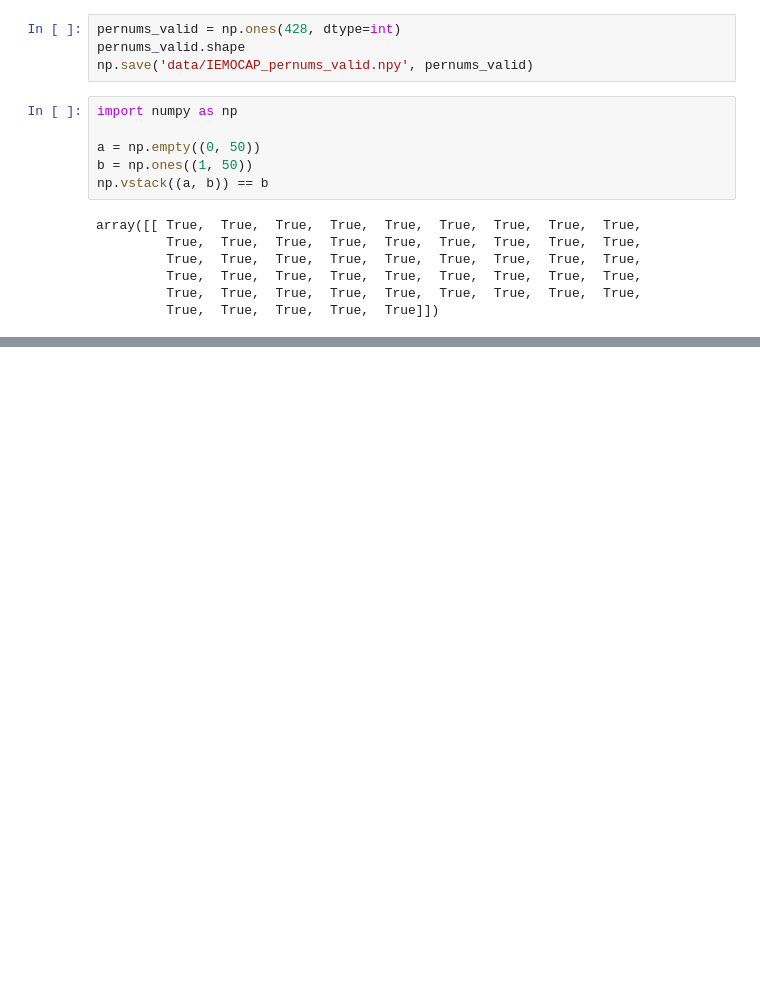
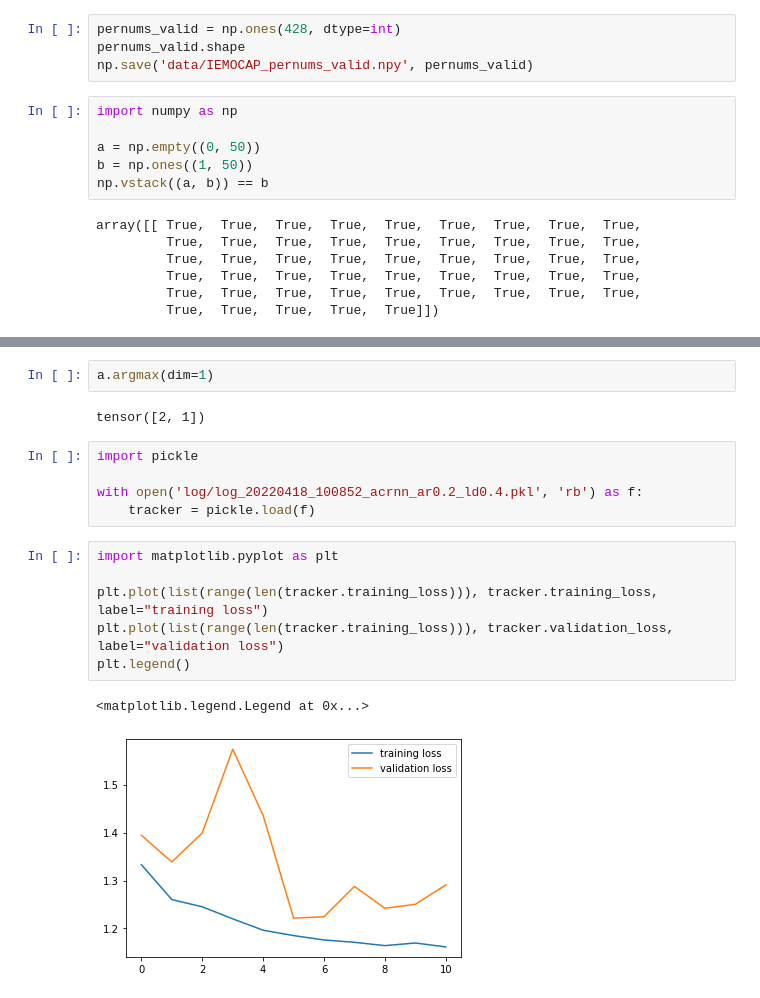
Before and after one commit to cywujeremy/counterfactual_fairness_emotional_recognition, a Jupyter notebook: test.ipynb, the cells around one changed output, grey strips where cells are left out. Cells and saved outputs as stored; diff of their text form; blank space fills up the shorter version.

Commit message:
update experiment tracker

```diff
--- a/test.ipynb
+++ b/test.ipynb
@@ -461,0 +471,18 @@ array([[ True,  True,  True,  True,  True,  True,  True,  True,  True,
+# %%
+a.argmax(dim=1)
+# %% [output]
+tensor([2, 1])
+# %%
+import pickle
+
+with open('log/log_20220418_100852_acrnn_ar0.2_ld0.4.pkl', 'rb') as f:
+    tracker = pickle.load(f)
+# %%
+import matplotlib.pyplot as plt
+
+plt.plot(list(range(len(tracker.training_loss))), tracker.training_loss, label="training loss")
+plt.plot(list(range(len(tracker.training_loss))), tracker.validation_loss, label="validation loss")
+plt.legend()
+# %% [output]
+<matplotlib.legend.Legend at 0x...>
+[figure, added]
```
Also changed, not shown: parts of 1 cell of this notebook, 4 other files.
